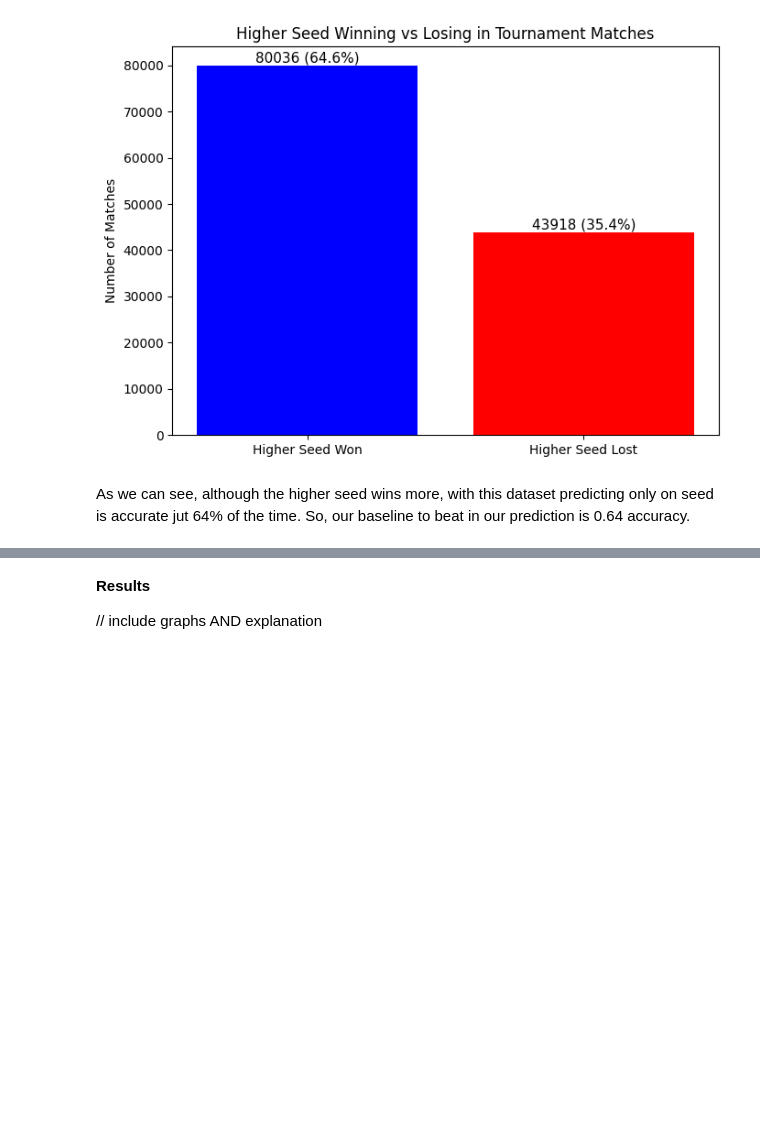
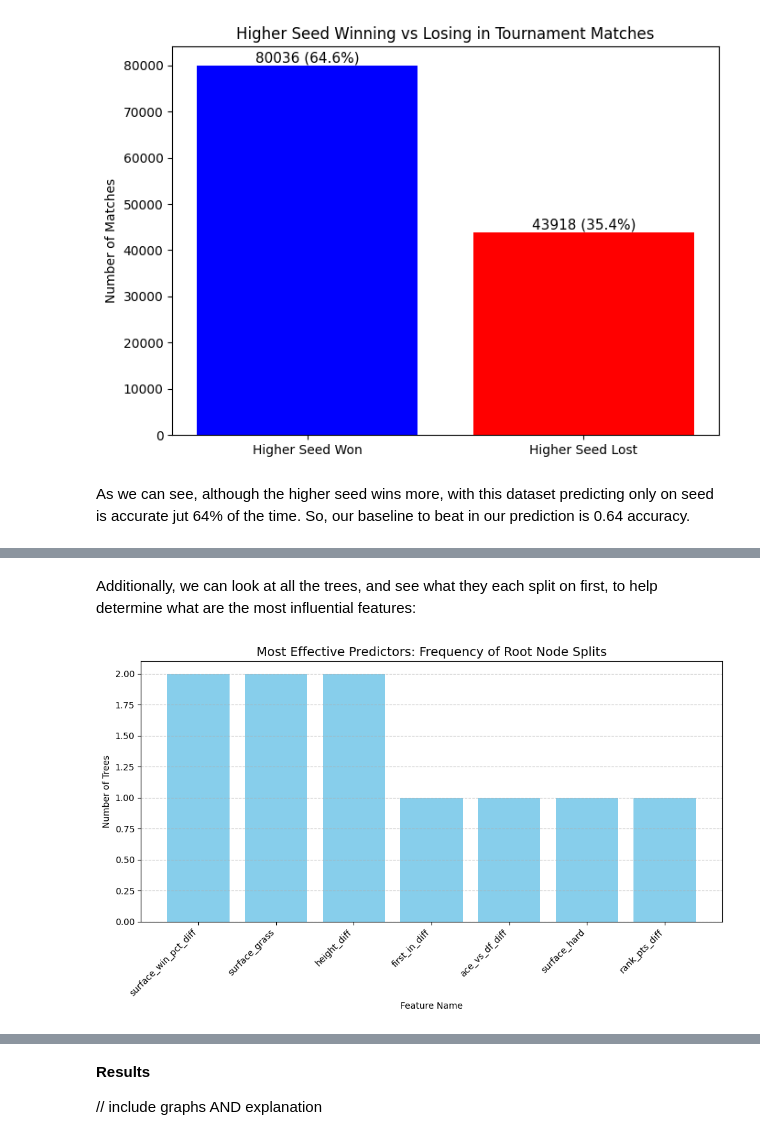
Before and after one commit to CamBitter/RallyRF, a Jupyter notebook: report.ipynb, the cells around one changed output, grey strips where cells are left out. Drawn from its saved outputs; the diff is of its cells as text; code cells hidden in the pictures; blank space fills up the shorter version.

Commit message:
added forest

```diff
--- a/report.ipynb
+++ b/report.ipynb
@@ -148,0 +299,26 @@ As we can see, although the higher seed wins more, with this dataset predicting
+# %% [markdown]
+Additionally, we can look at all the trees, and see what they each split on first, to help determine what are the most influential features:
+# %%
+root_features = []
+for tree in forest.trees:
+    feature_idx = tree.root.feature
+    feature_name = FEATURE_COLS[feature_idx]
+    root_features.append(feature_name)
+
+from collections import Counter
+counts = Counter(root_features)
+
+# 3. Plotting
+plt.figure(figsize=(10, 6))
+plt.bar(counts.keys(), counts.values(), color='skyblue')
+
+plt.title('Most Effective Predictors: Frequency of Root Node Splits', fontsize=14)
+plt.xlabel('Feature Name')
+plt.ylabel('Number of Trees')
+plt.xticks(rotation=45, ha='right')
+plt.grid(axis='y', linestyle='--', alpha=0.7)
+
+plt.tight_layout()
+plt.show()
+# %% [output]
+[figure, added]
```
Also changed, not shown: parts of 6 cells of this notebook.
